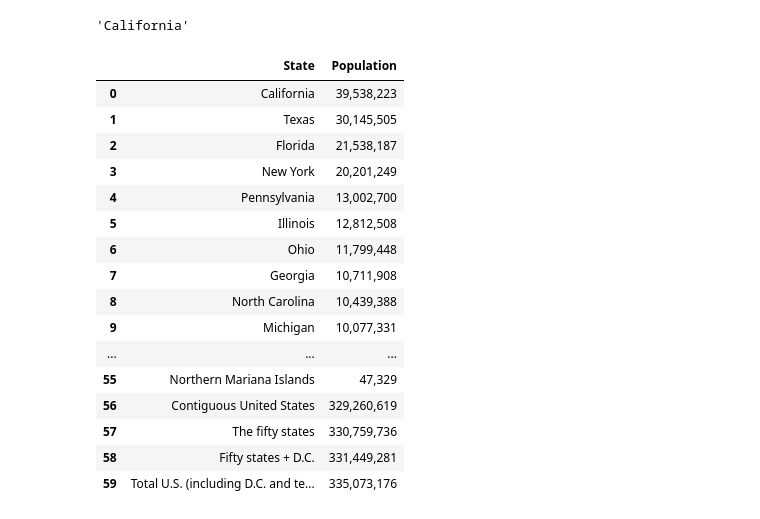
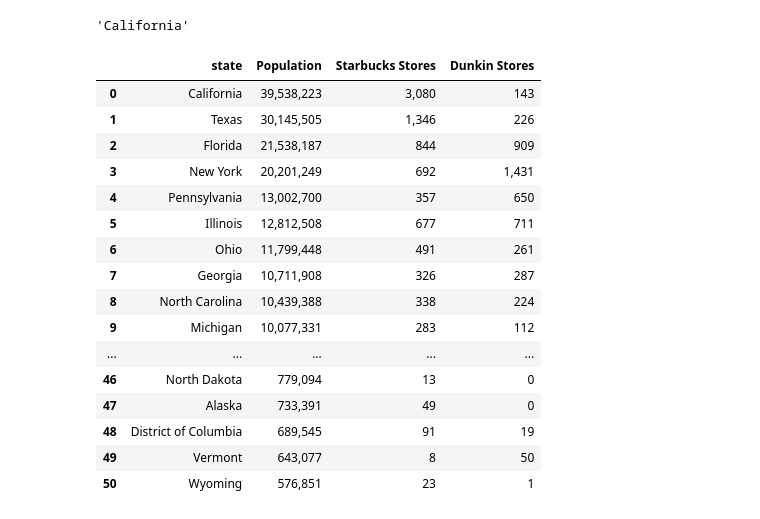
Before and after one commit to alexandragrover/GSB-544, a Jupyter notebook: Labs/Lab4/Lab4.ipynb, the cells around one changed output. Saved outputs shown, nothing was run; the diff lists cells and outputs as text; code cells hidden in the pictures.

```diff
--- a/Labs/Lab4/Lab4.ipynb
+++ b/Labs/Lab4/Lab4.ipynb
@@ -106,11 +105,6 @@ cell= row.find_all('td')
 cell[2].get_text(strip=True)
 # %% [output]
 'California'
-# %%
-state= cells[0].text
-    city = city.rstrip(city[-1:])
-    if city.endswith("]"):
-      city = city.rstrip(city[-3:])
 # %%
 wiki = []
 
@@ -130,26 +124,30 @@ for row in wiki_table.find_all("tr")[1:]:
 
     # Append this data.
     wiki.append({
-        "State": state,
+        "state": state,
         "Population": pop,
 })
 # %%
-pd.DataFrame(wiki)
+wiki=pd.DataFrame(wiki)
-# %% [output]
-|  | State | Population |
-| 0 | California | 39,538,223 |
-| 1 | Texas | 30,145,505 |
-| 2 | Florida | 21,538,187 |
-| 3 | New York | 20,201,249 |
-| 4 | Pennsylvania | 13,002,700 |
-| 5 | Illinois | 12,812,508 |
-| 6 | Ohio | 11,799,448 |
-| 7 | Georgia | 10,711,908 |
-| 8 | North Carolina | 10,439,388 |
-| 9 | Michigan | 10,077,331 |
-| ... | ... | ... |
-| 55 | Northern Mariana Islands | 47,329 |
-| 56 | Contiguous United States | 329,260,619 |
-| 57 | The fifty states | 330,759,736 |
-| 58 | Fifty states + D.C. | 331,449,281 |
-| 59 | Total U.S. (including D.C. and te... | 335,073,176 |
+# %%
+final_merged = pd.merge(wiki, merge_df, how="inner", on='state')
+# %%
+final_merged
+# %% [output]
+|  | state | Population | Starbucks Stores | Dunkin Stores |
+| 0 | California | 39,538,223 | 3,080 | 143 |
+| 1 | Texas | 30,145,505 | 1,346 | 226 |
+| 2 | Florida | 21,538,187 | 844 | 909 |
+| 3 | New York | 20,201,249 | 692 | 1,431 |
+| 4 | Pennsylvania | 13,002,700 | 357 | 650 |
+| 5 | Illinois | 12,812,508 | 677 | 711 |
+| 6 | Ohio | 11,799,448 | 491 | 261 |
+| 7 | Georgia | 10,711,908 | 326 | 287 |
+| 8 | North Carolina | 10,439,388 | 338 | 224 |
+| 9 | Michigan | 10,077,331 | 283 | 112 |
+| ... | ... | ... | ... | ... |
+| 46 | North Dakota | 779,094 | 13 | 0 |
+| 47 | Alaska | 733,391 | 49 | 0 |
+| 48 | District of Columbia | 689,545 | 91 | 19 |
+| 49 | Vermont | 643,077 | 8 | 50 |
+| 50 | Wyoming | 576,851 | 23 | 1 |
```
Also changed, not shown: parts of 2 cells of this notebook.
